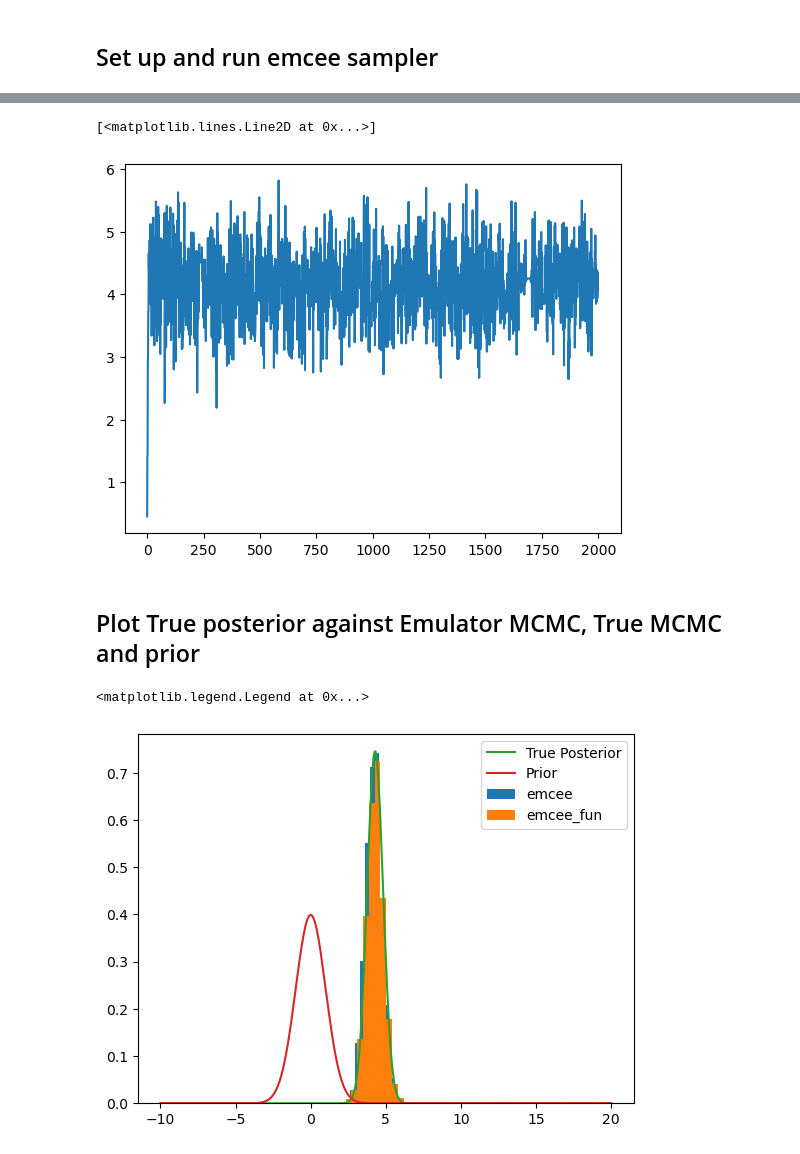
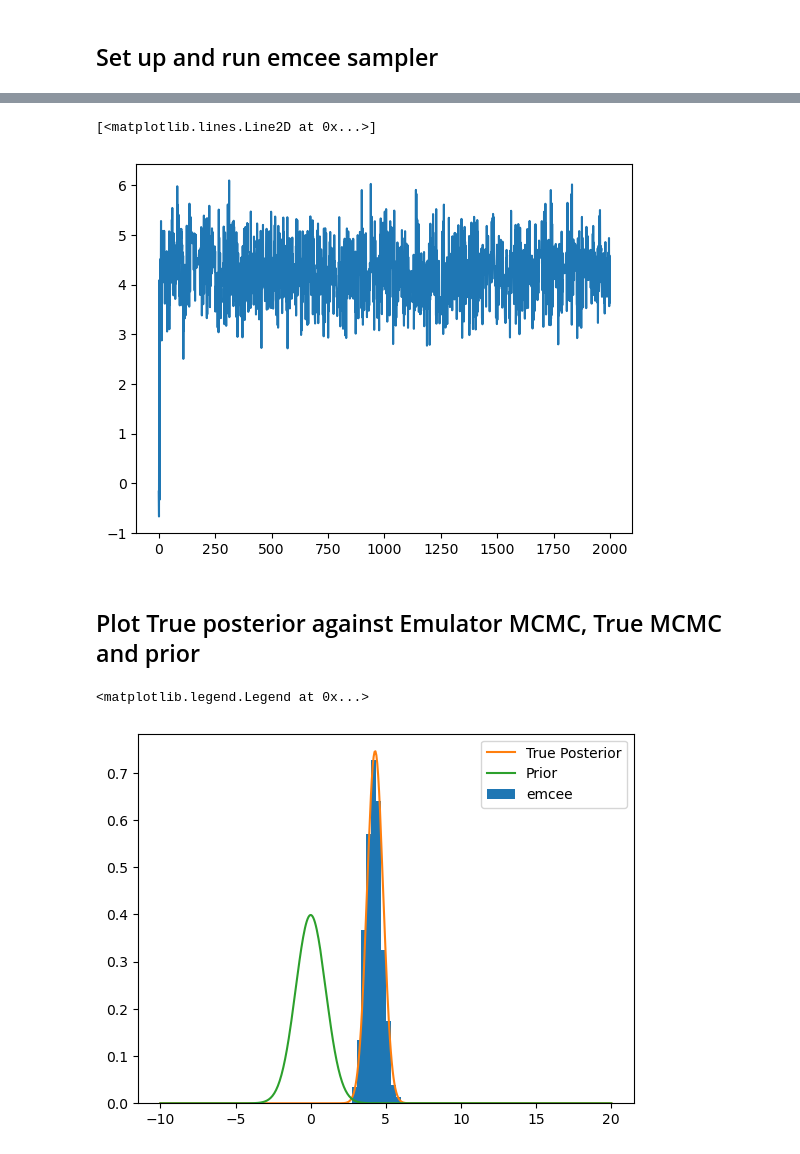
Before and after one commit to cwlanyon/GPyEm, a Jupyter notebook: MCMC Training day Notebook.ipynb, the cells around one changed output, grey strips where cells are left out. Drawn from its saved outputs; the diff is of its cells as text; code cells hidden in the pictures.

```diff
--- a/MCMC Training day Notebook.ipynb
+++ b/MCMC Training day Notebook.ipynb
@@ -229,7 +229,7 @@ plt.plot(sampler.get_chain(thin=10,flat=True))
 # %%
 p=3 #Number of training points
 
-x_train=torch.linspace(-5,0,p) #Training point locations
+x_train=torch.linspace(-10,0,p) #Training point locations
 
 y_train = lin(x_train) #Observations (function evaluated at training points)
 
@@ -242,5 +242,5 @@ plt.ylim(-6,10)
 # %%
-emulator=GPE.ensemble(x_train[:,None],y_train[:,None]) #Train emulator using GPE ensemble
+emulator=GPE.ensemble(x_train[:,None],y_train[:,None],mean_func='constant') #Train emulator using GPE ensemble
 # %% [output]
 0
 # %% [markdown]
@@ -304,16 +304,16 @@ State([[4.06989834]
 plt.plot(sampler.get_chain(thin=10,flat=True))
 # %% [output]
 [<matplotlib.lines.Line2D at 0x...>]
-[figure, old version]
+[figure, new version]
 # %% [markdown]
 ## Plot True posterior against Emulator MCMC, True MCMC and prior
 # %%
 flat_samples = sampler.get_chain(discard=2000, thin=10, flat=True)
 plt.hist(flat_samples,density=True)
-plt.hist(X[2000::],density=True)
+#plt.hist(X[2000::],density=True)
 plt.plot(x_test.detach().numpy(),posterior_True.detach().numpy())
 plt.plot(x_test.detach().numpy(),val_prior.detach().numpy())
-plt.legend(['True Posterior','Prior','emcee','emcee_fun'])
+plt.legend(['True Posterior','Prior','emcee'])#,'emcee_fun'])
 # %% [output]
 <matplotlib.legend.Legend at 0x...>
-[figure, old version]
+[figure, new version]
```
Also changed, not shown: parts of 10 cells of this notebook, 14 other files.
